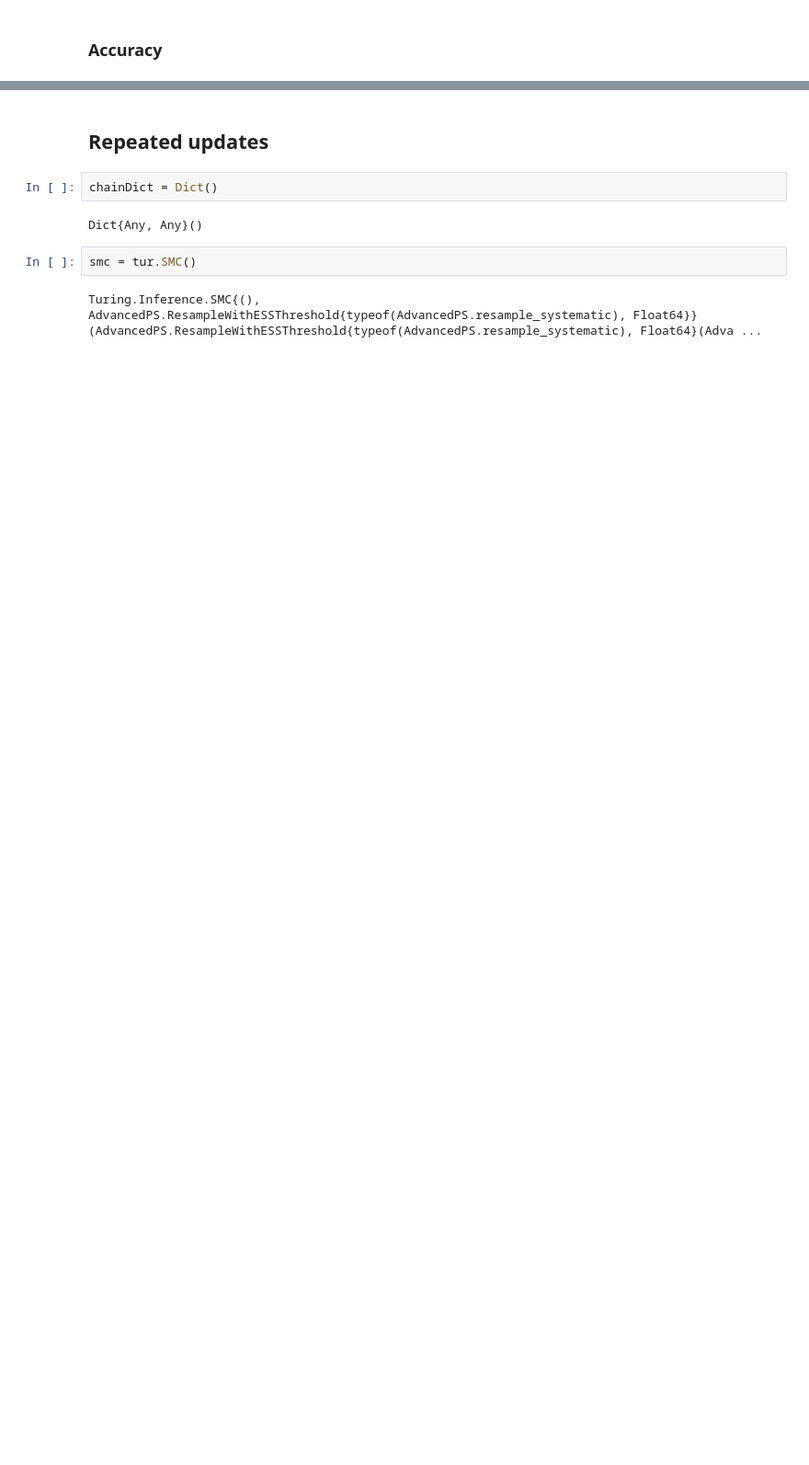
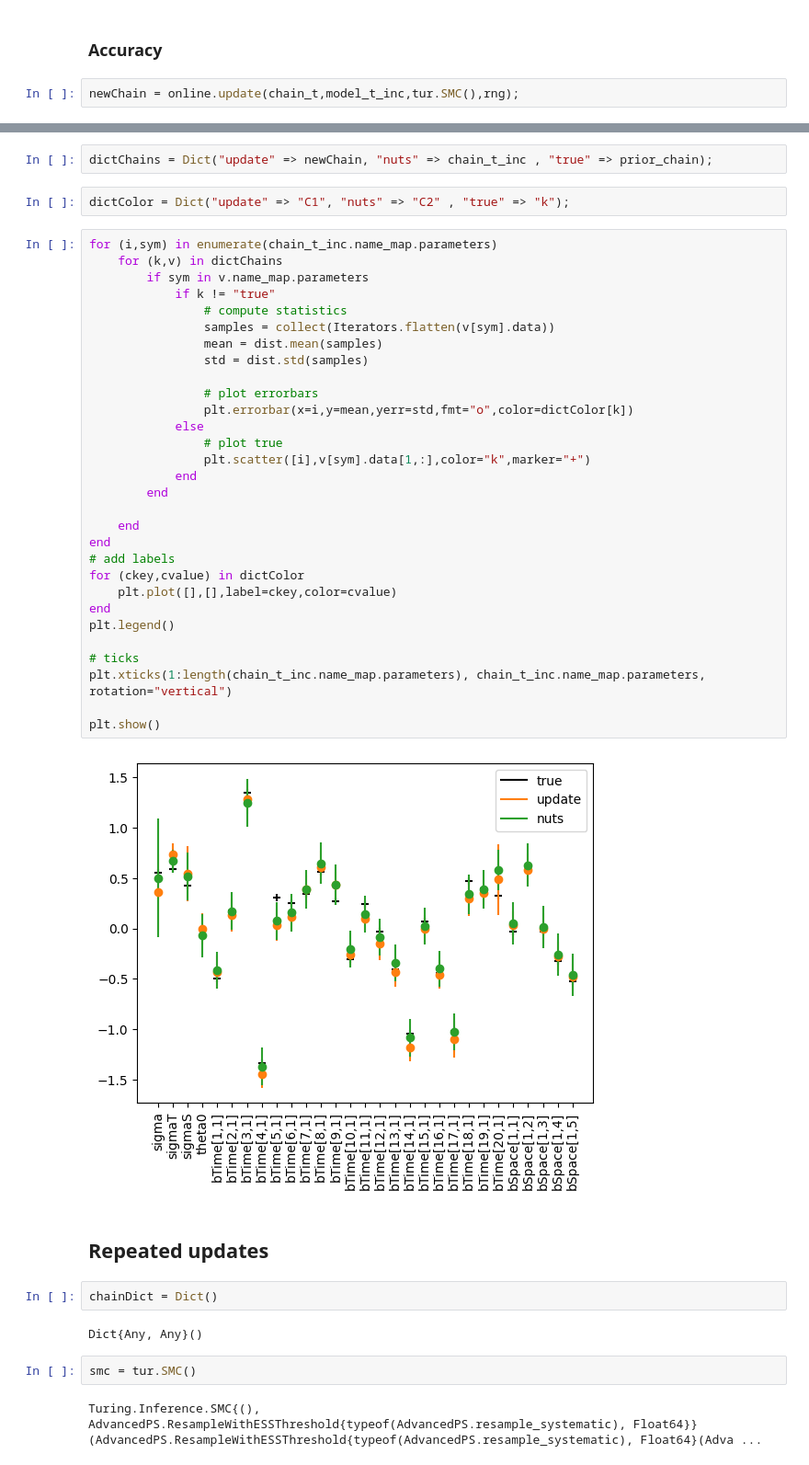
Before and after one commit to hildebrandtlab/TuringOnline.jl, a Jupyter notebook: demo/OnlineUpdate_Demo.ipynb, the cells around one changed output, grey strips where cells are left out. Shown at 92% size. Cells and saved outputs as stored; diff of their text form; blank space fills up the shorter version.

```diff
--- a/demo/OnlineUpdate_Demo.ipynb
+++ b/demo/OnlineUpdate_Demo.ipynb
@@ -470,2 +508,4 @@ BenchmarkTools.Trial: 4 samples with 1 evaluation.
 # %% [markdown]
 ### Accuracy <a name="bench_acc"></a>
+# %%
+newChain = online.update(chain_t,model_t_inc,tur.SMC(),rng);
@@ -472,3 +524,39 @@ BenchmarkTools.Trial: 4 samples with 1 evaluation.
+# %%
+dictChains = Dict("update" => newChain, "nuts" => chain_t_inc , "true" => prior_chain);
+# %%
+dictColor = Dict("update" => "C1", "nuts" => "C2" , "true" => "k");
+# %%
+for (i,sym) in enumerate(chain_t_inc.name_map.parameters)
+    for (k,v) in dictChains
+        if sym in v.name_map.parameters
+            if k != "true"
+                # compute statistics
+                samples = collect(Iterators.flatten(v[sym].data))
+                mean = dist.mean(samples)
+                std = dist.std(samples)
+
+                # plot errorbars
+                plt.errorbar(x=i,y=mean,yerr=std,fmt="o",color=dictColor[k])
+            else
+                # plot true
+                plt.scatter([i],v[sym].data[1,:],color="k",marker="+")
+            end
+        end
+
+    end
+end
+# add labels
+for (ckey,cvalue) in dictColor
+    plt.plot([],[],label=ckey,color=cvalue)
+end
+plt.legend()
+
+# ticks
+plt.xticks(1:length(chain_t_inc.name_map.parameters), chain_t_inc.name_map.parameters, rotation="vertical")
+
+plt.show()
+# %% [output]
+[figure, added]
 # %% [markdown]
 ## Repeated updates <a name="loop"></a>
 # %%
```
Also changed, not shown: parts of 30 cells of this notebook, 1 other file.
